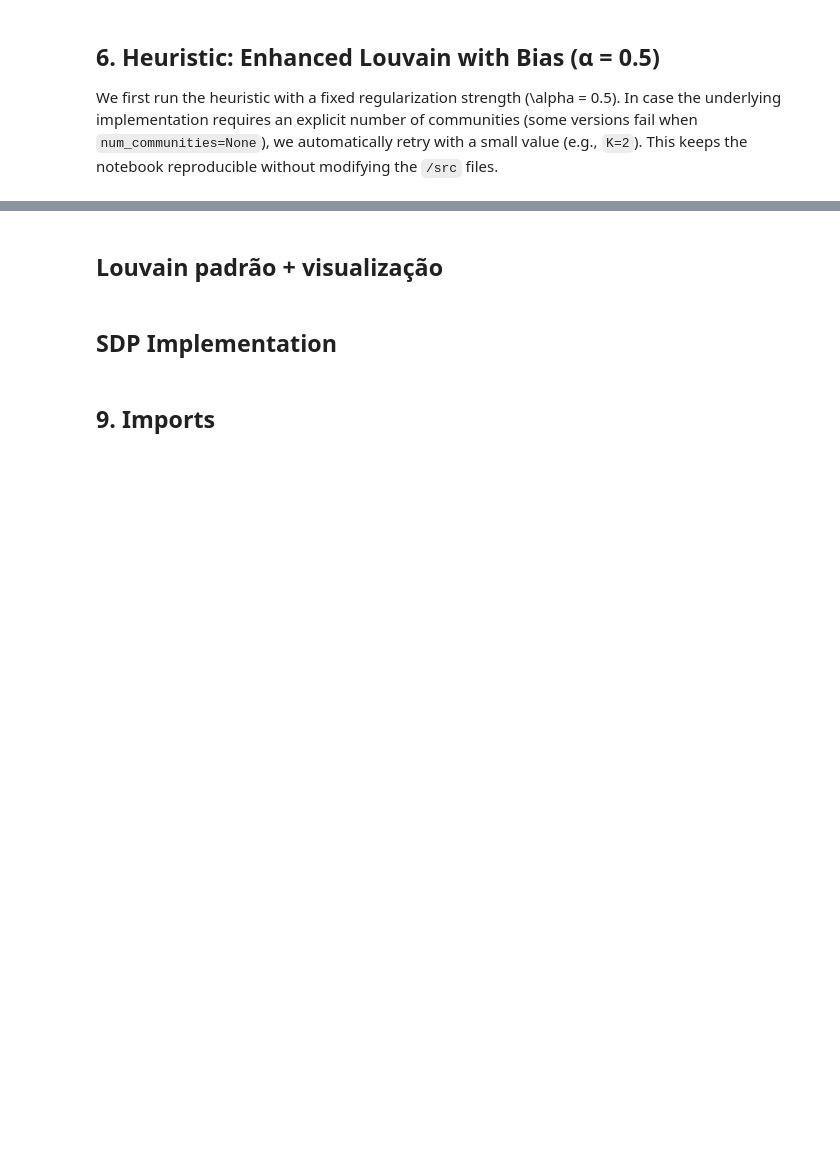
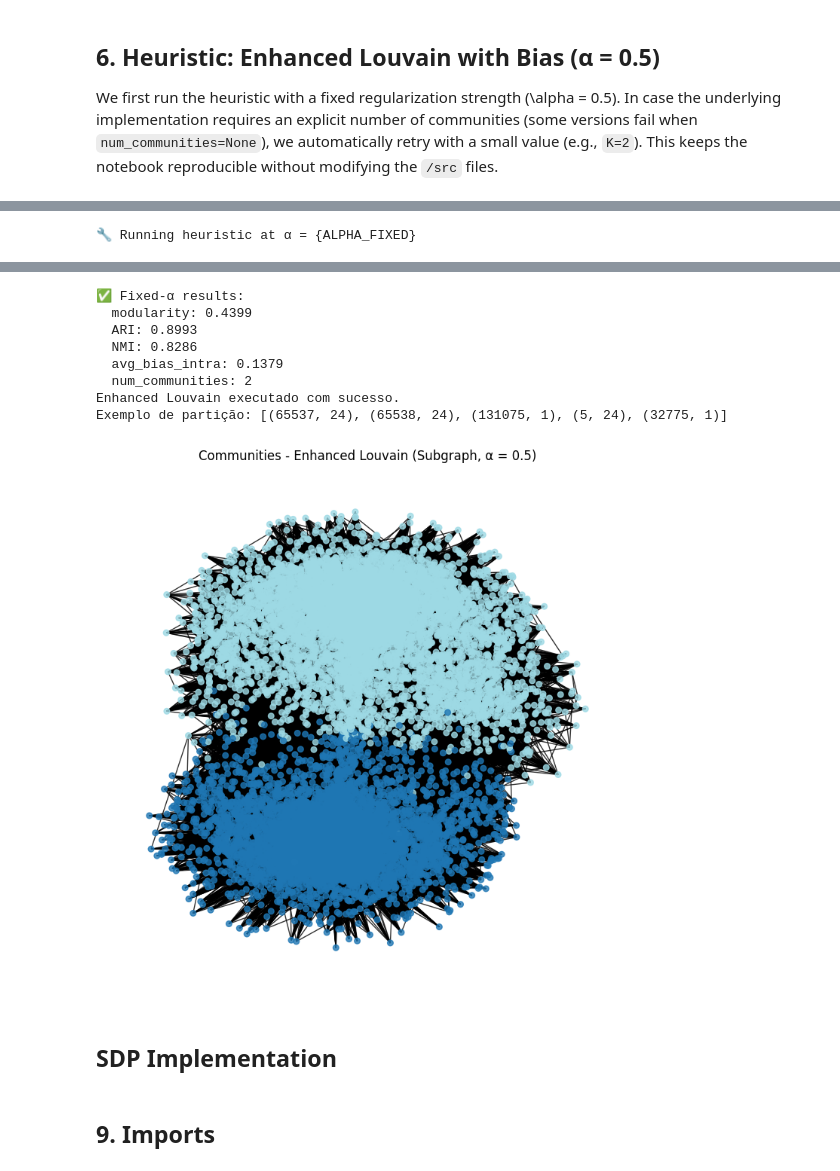
Before and after one commit to axlandrade/bias-aware-community-detection, a Jupyter notebook: Heuristic_Validation.ipynb, the cells around one changed output, grey strips where cells are left out. Saved outputs shown, nothing was run; the diff lists cells and outputs as text; code cells hidden in the pictures; blank space fills up the shorter version.

```diff
--- a/Heuristic_Validation.ipynb
+++ b/Heuristic_Validation.ipynb
@@ -263,3 +313,18 @@ for k, v in metrics_fixed.items():
         print(f"  {k}: {v}")
 
 metrics_fixed
+
+# A partição está em `communities`
+enhanced_partition = partition_fixed
+print("Enhanced Louvain executado com sucesso.")
+print("Exemplo de partição:", list(enhanced_partition.items())[:5])
+
+# Visualização do subgrafo
+sub_partition_enh = {n: enhanced_partition.get(n, -1) for n in sub_nodes}
+colors_enh = [sub_partition_enh[n] for n in sub.nodes()]
+
+plt.figure(figsize=(7, 7))
+nx.draw(sub, pos, node_size=30, node_color=colors_enh, cmap='tab20', alpha=0.8)
+plt.title("Communities - Enhanced Louvain (Subgraph, α = 0.5)")
+plt.show()
+# %% [output]
@@ -265,0 +333 @@ metrics_fixed
+🔧 Running heuristic at α = {ALPHA_FIXED}
@@ -266,2 +350,9 @@ metrics_fixed
+✅ Fixed-α results:
+  modularity: 0.4399
+  ARI: 0.8993
+  NMI: 0.8286
+  avg_bias_intra: 0.1379
+  num_communities: 2
+Enhanced Louvain executado com sucesso.
+Exemplo de partição: [(65537, 24), (65538, 24), (131075, 1), (5, 24), (32775, 1)]
+[figure, added]
-# %% [markdown]
-## Louvain padrão + visualização
```
Also changed, not shown: parts of 10 cells of this notebook, 1 other file.
